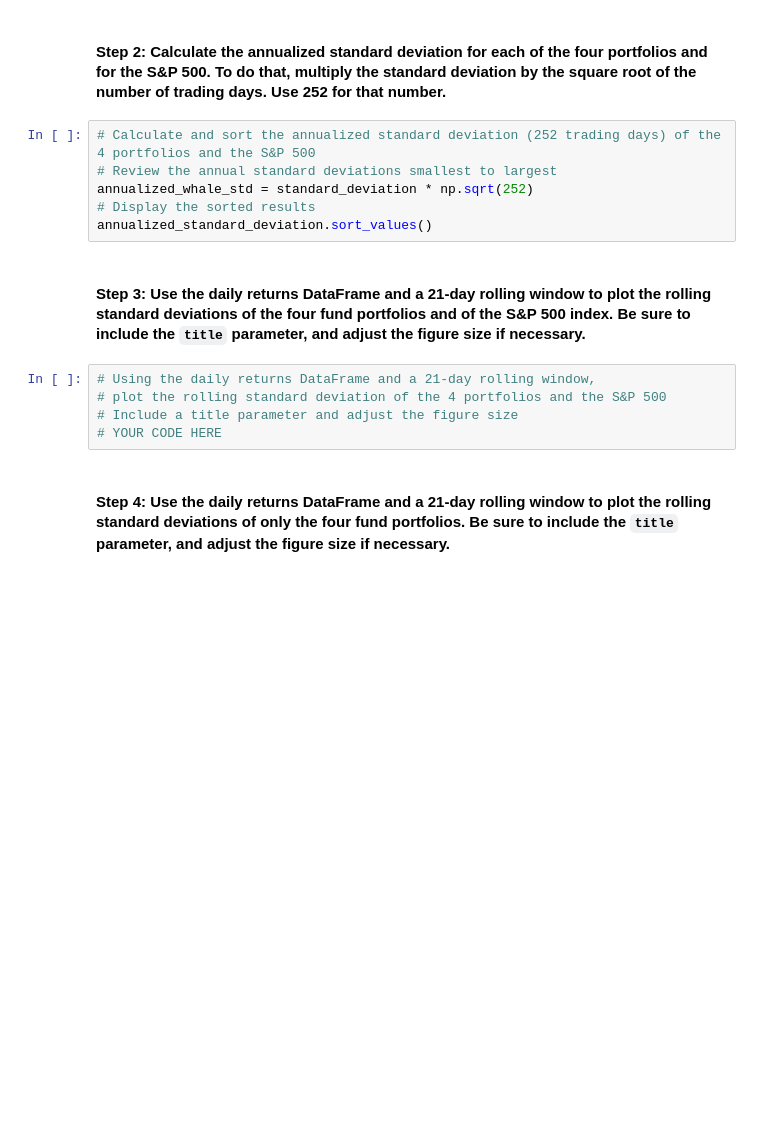
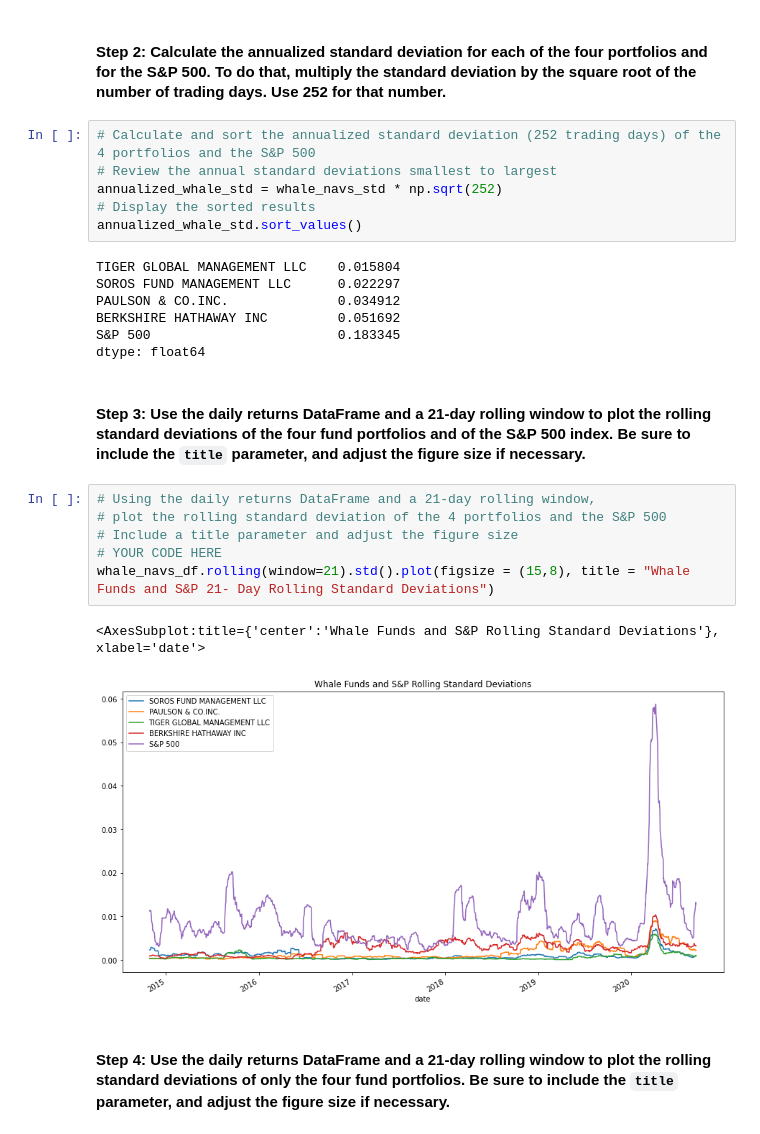
Before and after one commit to justcb/risk_return_analysis, a Jupyter notebook: risk_return_analysis.ipynb, the cells around one changed output. Saved outputs shown, nothing was run; the diff lists cells and outputs as text; blank space fills up the shorter version.

Commit message:
Rolling 21-day standard deviation analysis added.

```diff
--- a/risk_return_analysis.ipynb
+++ b/risk_return_analysis.ipynb
@@ -266,16 +266,27 @@ dtype: float64
 # %%
 # Calculate and sort the annualized standard deviation (252 trading days) of the 4 portfolios and the S&P 500
 # Review the annual standard deviations smallest to largest
-annualized_whale_std = standard_deviation * np.sqrt(252)
+annualized_whale_std = whale_navs_std * np.sqrt(252)
 # Display the sorted results
-annualized_standard_deviation.sort_values()
+annualized_whale_std.sort_values()
+# %% [output]
+TIGER GLOBAL MANAGEMENT LLC    0.015804
+SOROS FUND MANAGEMENT LLC      0.022297
+PAULSON & CO.INC.              0.034912
+BERKSHIRE HATHAWAY INC         0.051692
+S&P 500                        0.183345
+dtype: float64
 # %% [markdown]
 #### Step 3: Use the daily returns DataFrame and a 21-day rolling window to plot the rolling standard deviations of the four fund portfolios and of the S&P 500 index. Be sure to include the `title` parameter, and adjust the figure size if necessary.
 # %%
 # Using the daily returns DataFrame and a 21-day rolling window,
 # plot the rolling standard deviation of the 4 portfolios and the S&P 500
 # Include a title parameter and adjust the figure size
 # YOUR CODE HERE
+whale_navs_df.rolling(window=21).std().plot(figsize = (15,8), title = "Whale Funds and S&P 21- Day Rolling Standard Deviations")
+# %% [output]
+<AxesSubplot:title={'center':'Whale Funds and S&P Rolling Standard Deviations'}, xlabel='date'>
+[figure, added]
 # %% [markdown]
 #### Step 4: Use the daily returns DataFrame and a 21-day rolling window to plot the rolling standard deviations of only the four fund portfolios. Be sure to include the `title` parameter, and adjust the figure size if necessary.
 # %%
```
Also changed, not shown: parts of 4 cells of this notebook.
